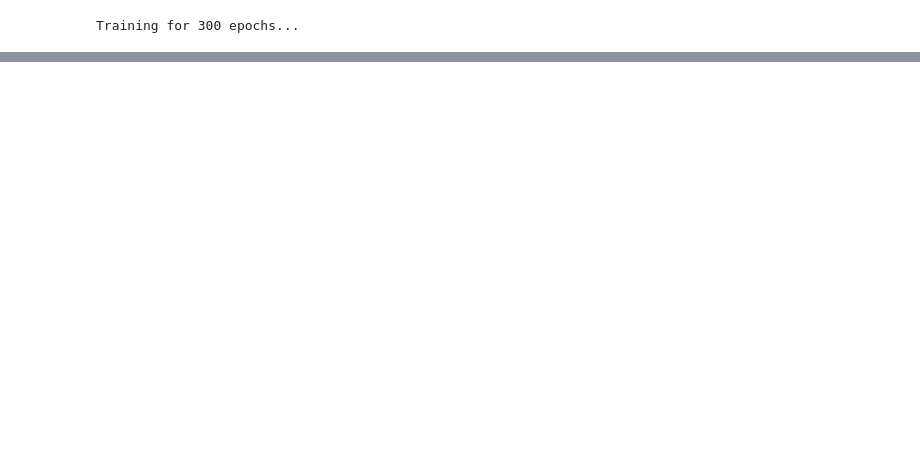
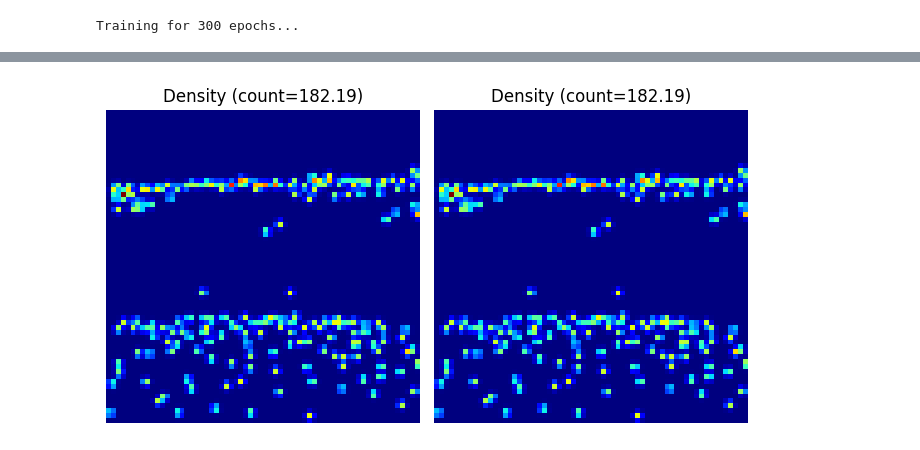
Before and after one commit to GKSJ-Deepvision/AI-DeepVision, a Jupyter notebook: partA-phase2.ipynb, the cells around one changed output, grey strips where cells are left out. Saved outputs shown, nothing was run; the diff lists cells and outputs as text; code cells hidden in the pictures; blank space fills up the shorter version.

```diff
--- a/partA-phase2.ipynb
+++ b/partA-phase2.ipynb
@@ -374,0 +576,15 @@ for i in range(4):
+# %%
+###############################################
+# FORCE RECREATE TEST DATALOADER (NO STACKING)
+###############################################
+from torch.utils.data import DataLoader
+
+# IMPORTANT: overwrite any old test_loader
+test_loader = DataLoader(
+    test_ds,
+    batch_size=1,
+    shuffle=False,
+    collate_fn=lambda batch: batch  # <-- return list, not stacked
+)
+
+print("✅ test_loader recreated with custom collate_fn")
@@ -374,0 +650,82 @@ for i in range(4):
+# %%
+###############################################
+# VISUALIZATION (ROBUST – HANDLES ALL CASES)
+###############################################
+import matplotlib.pyplot as plt
+import numpy as np
+import torch
+
+def visualize_sample(sample):
+    """
+    Handles:
+    - (img, gt)
+    - img only
+    - gt only
+    - RGB or density tensors
+    """
+
+    # -----------------------------
+    # Unpack sample safely
+    # -----------------------------
+    if isinstance(sample, tuple):
+        a, b = sample
+    else:
+        a, b = sample, None
+
+    def to_numpy(t):
+        if isinstance(t, torch.Tensor):
+            t = t.cpu().numpy()
+        return t
+
+    a = to_numpy(a)
+    b = to_numpy(b) if b is not None else None
+
+    plt.figure(figsize=(10,4))
+
+    plot_id = 1
+
+    # -----------------------------
+    # First tensor
+    # -----------------------------
+    if a is not None:
+        plt.subplot(1, 3, plot_id)
+        if a.ndim == 3 and a.shape[0] == 3:          # RGB (C,H,W)
+            plt.imshow(np.transpose(a, (1,2,0)))
+            plt.title("RGB Image")
+        elif a.ndim == 3 and a.shape[0] == 1:        # Density (1,H,W)
+            plt.imshow(a.squeeze(), cmap="jet")
+            plt.title(f"Density (count={a.sum():.2f})")
+        else:
+            plt.imshow(a, cmap="jet")
+            plt.title("Map")
+        plt.axis("off")
+        plot_id += 1
+
+    # -----------------------------
+    # Second tensor (if exists)
+    # -----------------------------
+    if b is not None:
+        plt.subplot(1, 3, plot_id)
+        if b.ndim == 3 and b.shape[0] == 3:
+            plt.imshow(np.transpose(b, (1,2,0)))
+            plt.title("RGB Image")
+        elif b.ndim == 3 and b.shape[0] == 1:
+            plt.imshow(b.squeeze(), cmap="jet")
+            plt.title(f"Density (count={b.sum():.2f})")
+        else:
+            plt.imshow(b, cmap="jet")
+            plt.title("Map")
+        plt.axis("off")
+
+    plt.tight_layout()
+    plt.show()
+
+
+# --------------------------------
+# SHOW FEW TEST SAMPLES
+# --------------------------------
+num_samples = min(4, len(test_ds))
+for i in range(num_samples):
+    visualize_sample(test_ds[i])
+# %% [output]
+[figure, added]
```
Also changed, not shown: parts of 26 cells of this notebook, 6 other files.
